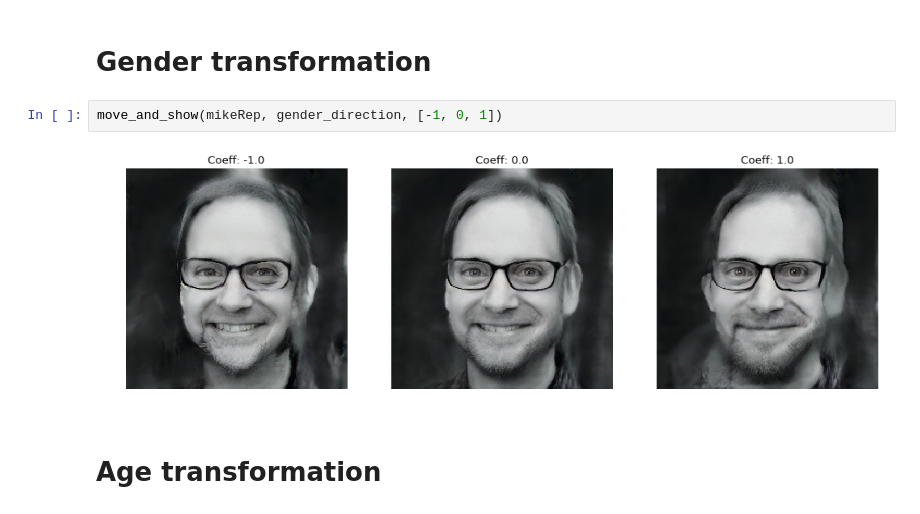
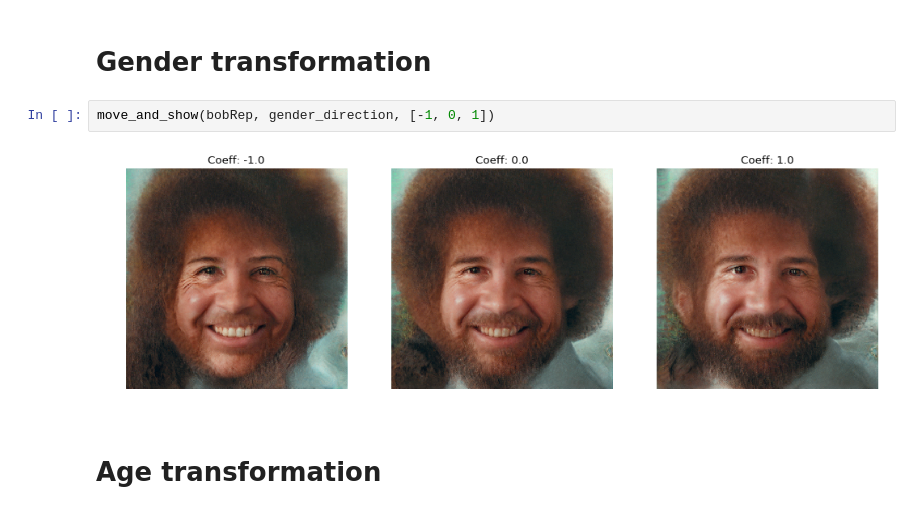
Before and after one commit to KevinSikorskiBase2S/machine-learning-intro-workshop, a Jupyter notebook: LatentMike.ipynb, the cells around one changed output. Saved outputs shown, nothing was run; the diff lists cells and outputs as text.

```diff
--- a/LatentMike.ipynb
+++ b/LatentMike.ipynb
@@ -195,9 +177,9 @@ move_and_show(lionelRep, smile_direction, [-0.5, 0, 0.5])
 # %% [markdown]
 # Gender transformation
 # %%
-move_and_show(mikeRep, gender_direction, [-1, 0, 1])
+move_and_show(bobRep, gender_direction, [-1, 0, 1])
 # %% [output]
-[figure, old version]
+[figure, new version]
 # %% [markdown]
 # Age transformation
 # %%
```
Also changed, not shown: parts of 5 cells of this notebook.
